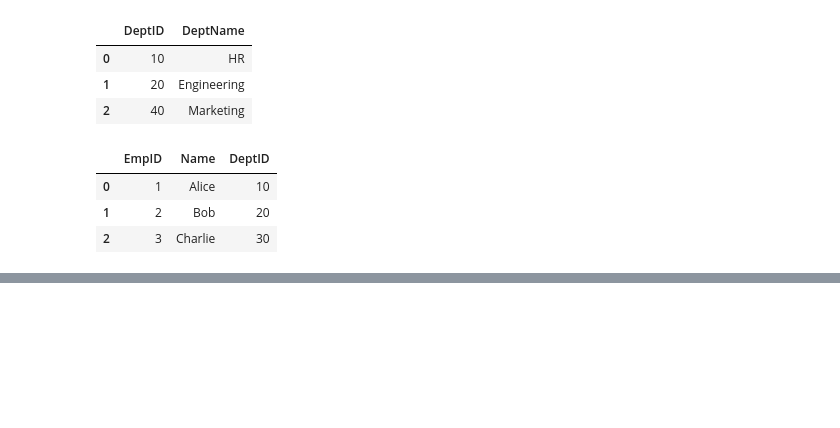
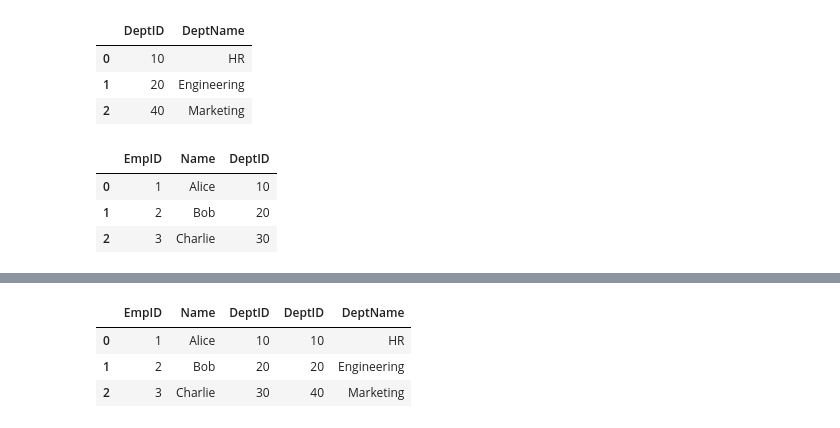
Before and after one commit to pankajvshnv/Data-Science, a Jupyter notebook: numpy.ipynb, the cells around one changed output, grey strips where cells are left out. Drawn from its saved outputs; the diff is of its cells as text; code cells hidden in the pictures; blank space fills up the shorter version.

```diff
--- a/numpy.ipynb
+++ b/numpy.ipynb
@@ -2155,0 +2199,7 @@ employees
+# %%
+pd.concat([employees, departments], axis=1)
+# %% [output]
+|  | EmpID | Name | DeptID | DeptID | DeptName |
+| 0 | 1 | Alice | 10 | 10 | HR |
+| 1 | 2 | Bob | 20 | 20 | Engineering |
+| 2 | 3 | Charlie | 30 | 40 | Marketing |
```
Also changed, not shown: parts of 8 cells of this notebook.
